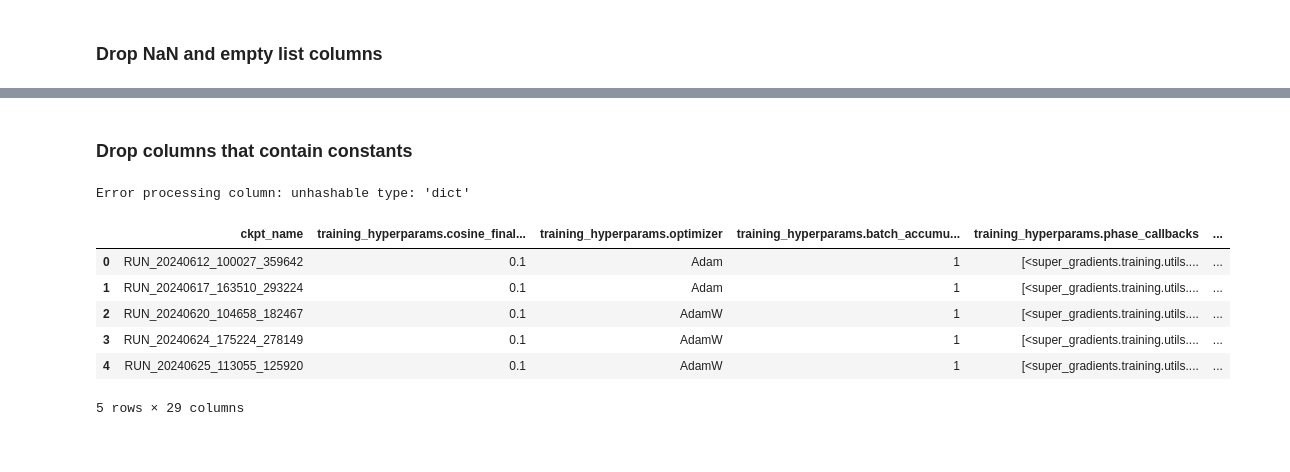
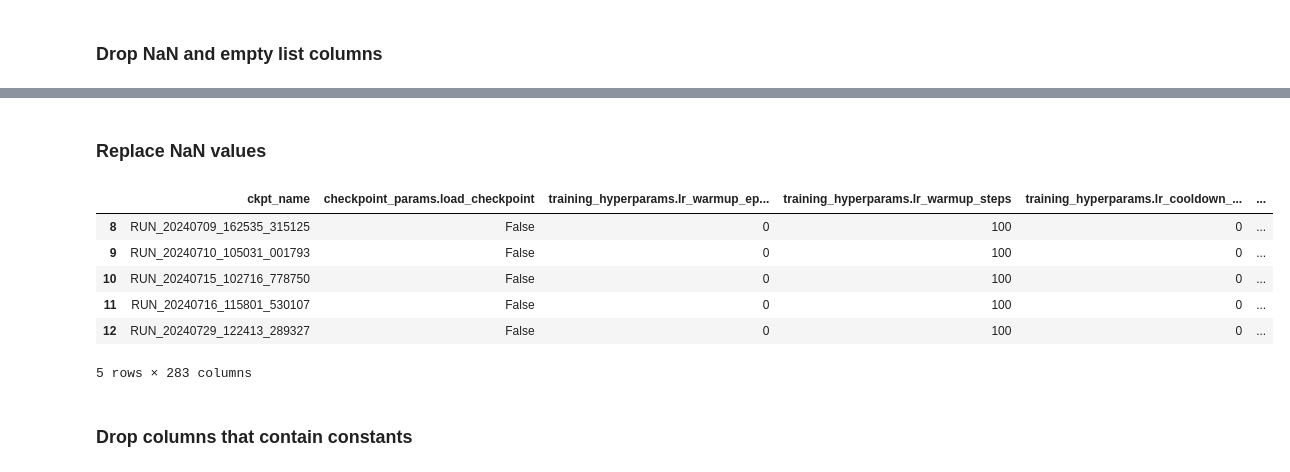
Before and after one commit to REDKAERISZ/DecisionTreeYOLONAS, a Jupyter notebook: notebooks/0.1_raw_data.ipynb, the cells around one changed output, grey strips where cells are left out. Saved outputs shown, nothing was run; the diff lists cells and outputs as text; code cells hidden in the pictures.

```diff
--- a/notebooks/0.1_raw_data.ipynb
+++ b/notebooks/0.1_raw_data.ipynb
@@ -156,40 +175,24 @@ df.head()
+# %% [markdown]
+### Replace NaN values
+# %%
+def replace_nan(df, numeric, non_numeric):
+    for col in df.columns:
+        if df[col].dtype == 'int64' or df[col].dtype == 'float64' or df[col].dtype == 'int32':
+            df[col] = df[col].fillna(numeric)
+        else:
+            df[col] = df[col].fillna(non_numeric)
+    return df
+
+
+df = replace_nan(df, 0, 'Empty')
+df.tail()
+# %% [output]
+|  | ckpt_name | checkpoint_params.load_checkpoint | training_hyperparams.lr_warmup_ep... | training_hyperparams.lr_warmup_steps | training_hyperparams.lr_cooldown_... | ... |
+| 8 | RUN_20240709_162535_315125 | False | 0 | 100 | 0 | ... |
+| 9 | RUN_20240710_105031_001793 | False | 0 | 100 | 0 | ... |
+| 10 | RUN_20240715_102716_778750 | False | 0 | 100 | 0 | ... |
+| 11 | RUN_20240716_115801_530107 | False | 0 | 100 | 0 | ... |
+| 12 | RUN_20240729_122413_289327 | False | 0 | 100 | 0 | ... |
+5 rows × 283 columns
 # %% [markdown]
 ### Drop columns that contain constants
-# %%
-def drop_constant_columns(df):
-    def is_constant(column):
-        try:
-            # If the column is not iterable, just check if all values are the same
-            if not isinstance(column.iloc[0], (list, dict, set, tuple)):
-                return column.nunique() == 1
-
-            # Convert iterable values to tuples for comparison
-            unique_values = set()
-            for value in column:
-                unique_values.add(tuple(value) if isinstance(value, (list, dict, set, tuple)) else value)
-
-            return len(unique_values) == 1
-        except Exception as e:
-            # Handle unexpected types or errors
-            print(f"Error processing column: {e}")
-            return False
-
-    # Identify columns where all values are the same
-    constant_columns = [col for col in df.columns if is_constant(df[col])]
-
-    # Drop these columns from the DataFrame
-    df_cleaned = df.drop(columns=constant_columns)
-
-    return df_cleaned
-
-df = drop_constant_columns(df)
-df.head()
-# %% [output]
-Error processing column: unhashable type: 'dict'
-|  | ckpt_name | training_hyperparams.cosine_final... | training_hyperparams.optimizer | training_hyperparams.batch_accumu... | training_hyperparams.phase_callbacks | ... |
-| 0 | RUN_20240612_100027_359642 | 0.1 | Adam | 1 | [<super_gradients.training.utils.... | ... |
-| 1 | RUN_20240617_163510_293224 | 0.1 | Adam | 1 | [<super_gradients.training.utils.... | ... |
-| 2 | RUN_20240620_104658_182467 | 0.1 | AdamW | 1 | [<super_gradients.training.utils.... | ... |
-| 3 | RUN_20240624_175224_278149 | 0.1 | AdamW | 1 | [<super_gradients.training.utils.... | ... |
-| 4 | RUN_20240625_113055_125920 | 0.1 | AdamW | 1 | [<super_gradients.training.utils.... | ... |
-5 rows × 29 columns
```
Also changed, not shown: parts of 8 cells of this notebook, 6 other files.
